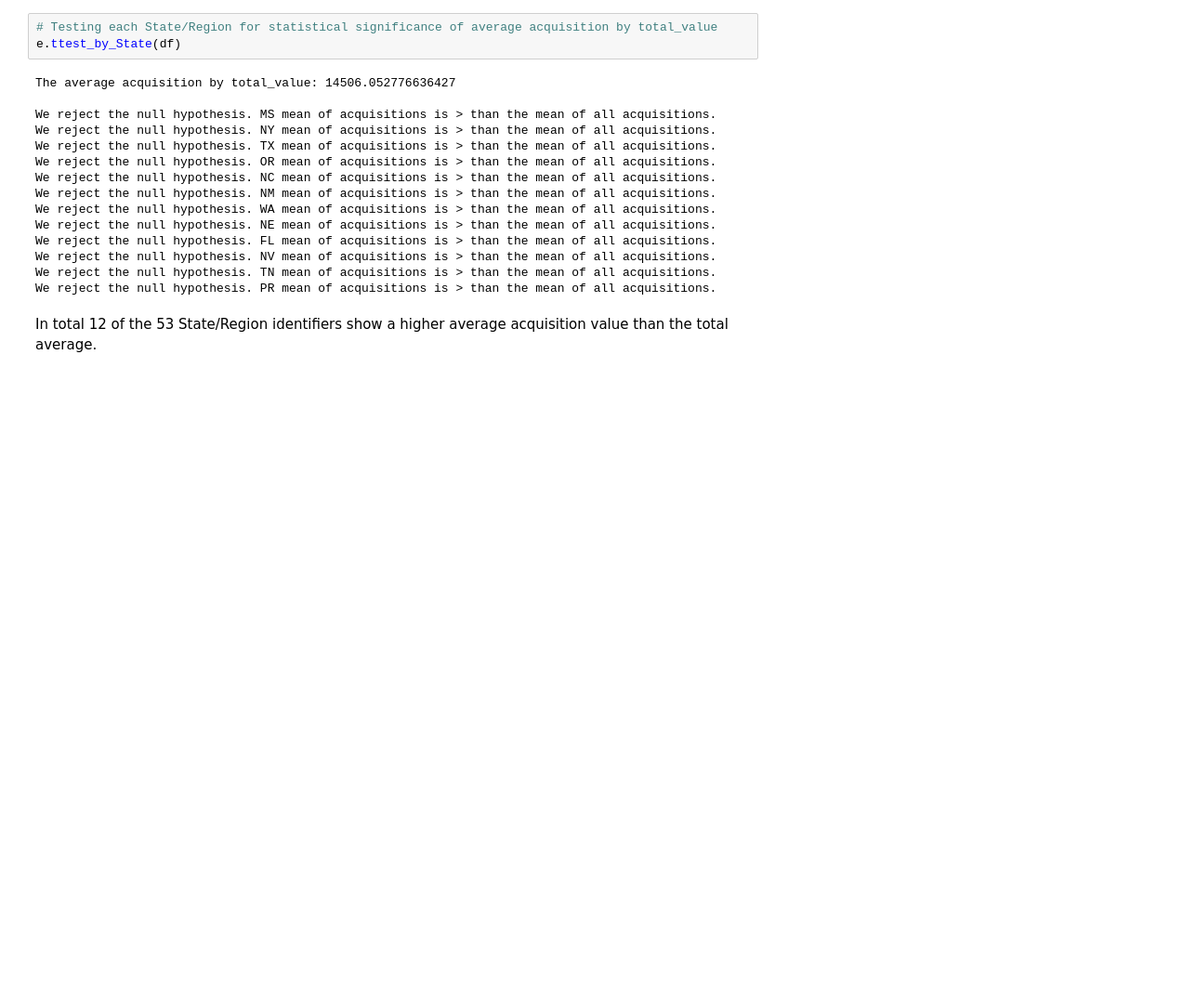
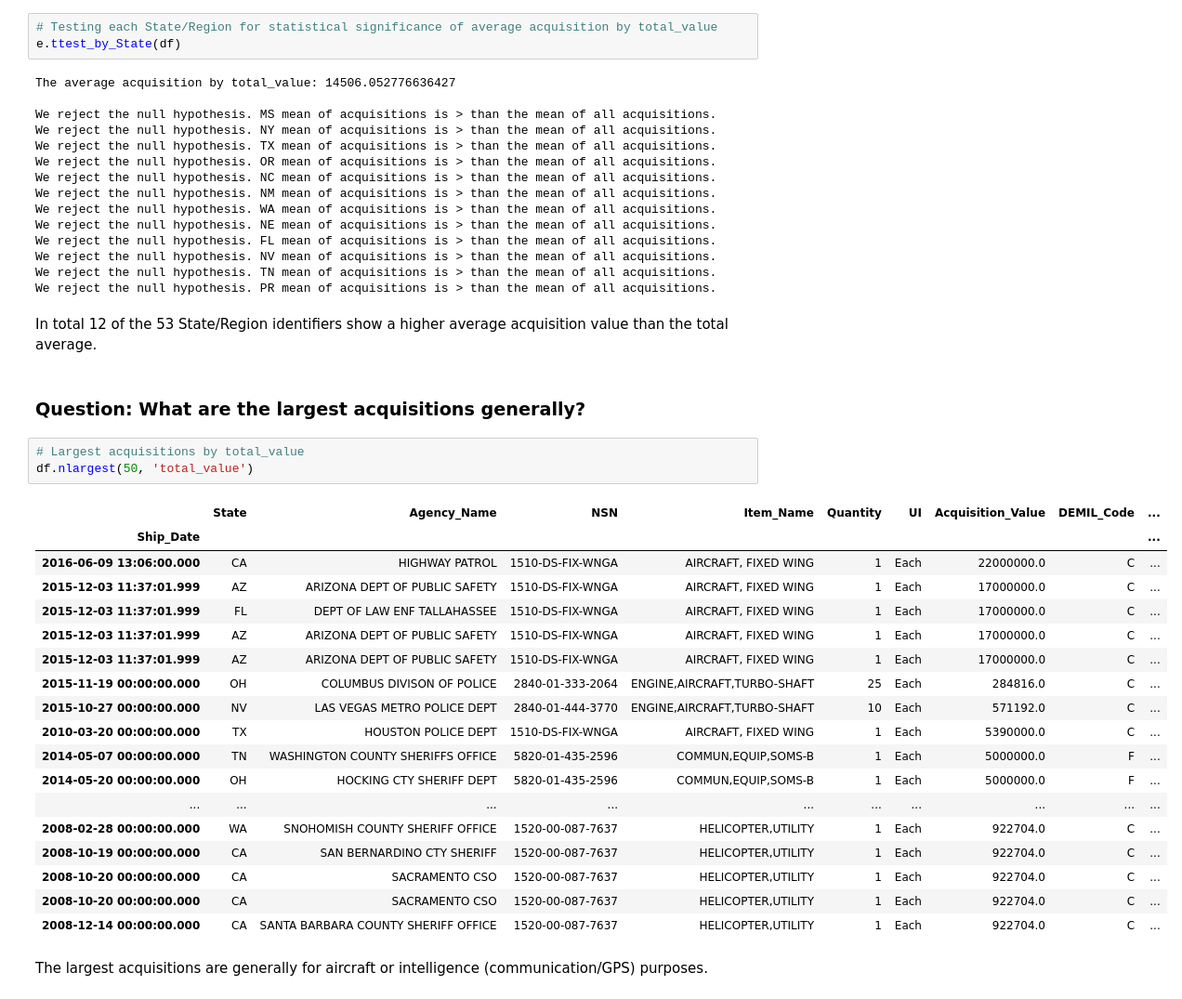
Before and after one commit to watermanbrandyn/personal_project_1033, a Jupyter notebook: Report_1033_Program.ipynb, the cells around one changed output. Shown at 93% size. Drawn from its saved outputs; the diff is of its cells as text; blank space fills up the shorter version.

```diff
--- a/Report_1033_Program.ipynb
+++ b/Report_1033_Program.ipynb
@@ -248,3 +252,29 @@ We reject the null hypothesis. TN mean of acquisitions is > than the mean of all
 We reject the null hypothesis. PR mean of acquisitions is > than the mean of all acquisitions.
 # %% [markdown]
 In total 12 of the 53 State/Region identifiers show a higher average acquisition value than the total average.
+# %% [markdown]
+### Question: What are the largest acquisitions generally?
+# %%
+# Largest acquisitions by total_value
+df.nlargest(50, 'total_value')
+# %% [output]
+|  | State | Agency_Name | NSN | Item_Name | Quantity | UI | Acquisition_Value | DEMIL_Code | ... |
+| Ship_Date |  |  |  |  |  |  |  |  | ... |
+| 2016-06-09 13:06:00.000 | CA | HIGHWAY PATROL | 1510-DS-FIX-WNGA | AIRCRAFT, FIXED WING | 1 | Each | 22000000.0 | C | ... |
+| 2015-12-03 11:37:01.999 | AZ | ARIZONA DEPT OF PUBLIC SAFETY | 1510-DS-FIX-WNGA | AIRCRAFT, FIXED WING | 1 | Each | 17000000.0 | C | ... |
+| 2015-12-03 11:37:01.999 | FL | DEPT OF LAW ENF TALLAHASSEE | 1510-DS-FIX-WNGA | AIRCRAFT, FIXED WING | 1 | Each | 17000000.0 | C | ... |
+| 2015-12-03 11:37:01.999 | AZ | ARIZONA DEPT OF PUBLIC SAFETY | 1510-DS-FIX-WNGA | AIRCRAFT, FIXED WING | 1 | Each | 17000000.0 | C | ... |
+| 2015-12-03 11:37:01.999 | AZ | ARIZONA DEPT OF PUBLIC SAFETY | 1510-DS-FIX-WNGA | AIRCRAFT, FIXED WING | 1 | Each | 17000000.0 | C | ... |
+| 2015-11-19 00:00:00.000 | OH | COLUMBUS DIVISON OF POLICE | 2840-01-333-2064 | ENGINE,AIRCRAFT,TURBO-SHAFT | 25 | Each | 284816.0 | C | ... |
+| 2015-10-27 00:00:00.000 | NV | LAS VEGAS METRO POLICE DEPT | 2840-01-444-3770 | ENGINE,AIRCRAFT,TURBO-SHAFT | 10 | Each | 571192.0 | C | ... |
+| 2010-03-20 00:00:00.000 | TX | HOUSTON POLICE DEPT | 1510-DS-FIX-WNGA | AIRCRAFT, FIXED WING | 1 | Each | 5390000.0 | C | ... |
+| 2014-05-07 00:00:00.000 | TN | WASHINGTON COUNTY SHERIFFS OFFICE | 5820-01-435-2596 | COMMUN,EQUIP,SOMS-B | 1 | Each | 5000000.0 | F | ... |
+| 2014-05-20 00:00:00.000 | OH | HOCKING CTY SHERIFF DEPT | 5820-01-435-2596 | COMMUN,EQUIP,SOMS-B | 1 | Each | 5000000.0 | F | ... |
+| ... | ... | ... | ... | ... | ... | ... | ... | ... | ... |
+| 2008-02-28 00:00:00.000 | WA | SNOHOMISH COUNTY SHERIFF OFFICE | 1520-00-087-7637 | HELICOPTER,UTILITY | 1 | Each | 922704.0 | C | ... |
+| 2008-10-19 00:00:00.000 | CA | SAN BERNARDINO CTY SHERIFF | 1520-00-087-7637 | HELICOPTER,UTILITY | 1 | Each | 922704.0 | C | ... |
+| 2008-10-20 00:00:00.000 | CA | SACRAMENTO CSO | 1520-00-087-7637 | HELICOPTER,UTILITY | 1 | Each | 922704.0 | C | ... |
+| 2008-10-20 00:00:00.000 | CA | SACRAMENTO CSO | 1520-00-087-7637 | HELICOPTER,UTILITY | 1 | Each | 922704.0 | C | ... |
+| 2008-12-14 00:00:00.000 | CA | SANTA BARBARA COUNTY SHERIFF OFFICE | 1520-00-087-7637 | HELICOPTER,UTILITY | 1 | Each | 922704.0 | C | ... |
+# %% [markdown]
+The largest acquisitions are generally for aircraft or intelligence (communication/GPS) purposes.
```
Also changed, not shown: parts of 17 cells of this notebook.
